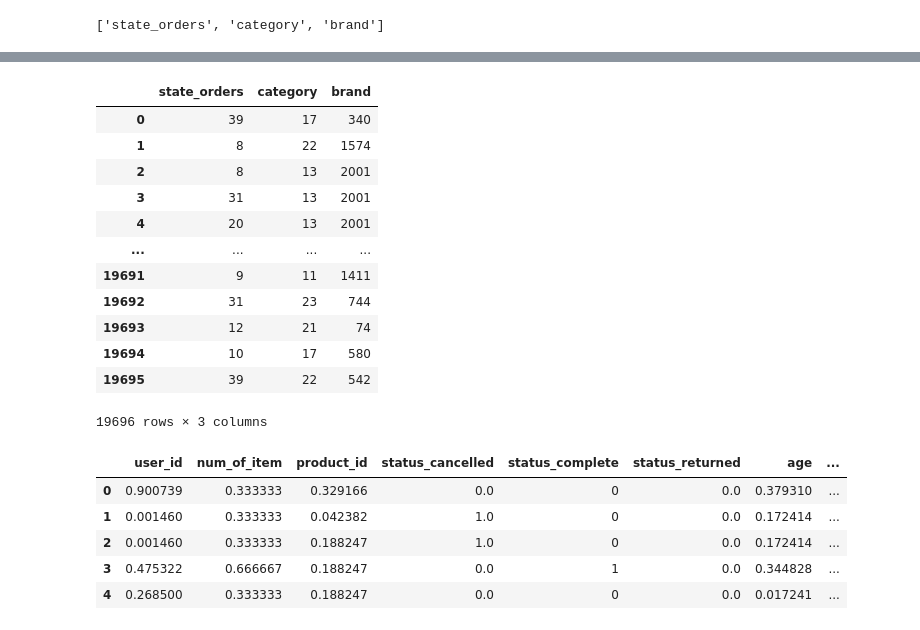
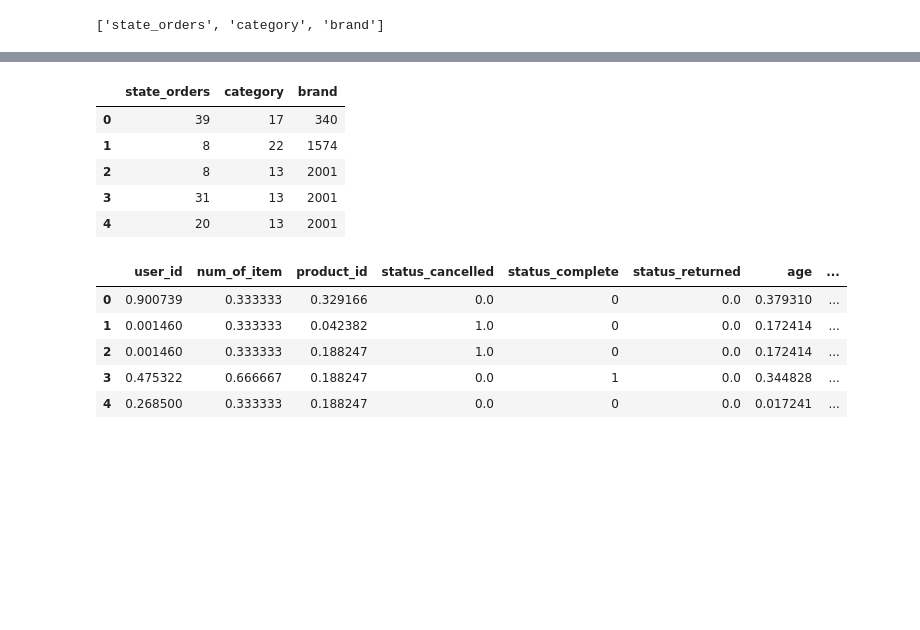
Before and after one commit to ardahk/amex, a Jupyter notebook: prelim_models/amex_dTree_nueralNet_rls.ipynb, the cells around one changed output, grey strips where cells are left out. Saved outputs shown, nothing was run; the diff lists cells and outputs as text; code cells hidden in the pictures; blank space fills up the shorter version.

```diff
--- a/prelim_models/amex_dTree_nueralNet_rls.ipynb
+++ b/prelim_models/amex_dTree_nueralNet_rls.ipynb
@@ -177,21 +170,14 @@ for col in object_columns:
     label_encoders[col] = le
 # %%
 # After converting to numeric values
-df[object_columns]
+df[object_columns].head()
 # %% [output]
 |  | state_orders | category | brand |
 | 0 | 39 | 17 | 340 |
 | 1 | 8 | 22 | 1574 |
 | 2 | 8 | 13 | 2001 |
 | 3 | 31 | 13 | 2001 |
 | 4 | 20 | 13 | 2001 |
-| ... | ... | ... | ... |
-| 19691 | 9 | 11 | 1411 |
-| 19692 | 31 | 23 | 744 |
-| 19693 | 12 | 21 | 74 |
-| 19694 | 10 | 17 | 580 |
-| 19695 | 39 | 22 | 542 |
-19696 rows × 3 columns
 # %%
 # Scaling all large values to be between 0 and 1 for better performance
 scaler = MinMaxScaler()
```
Also changed, not shown: parts of 10 cells of this notebook.
